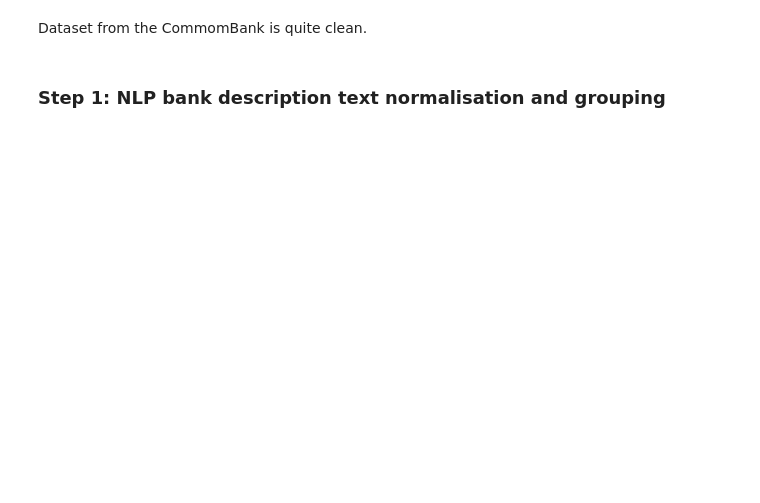
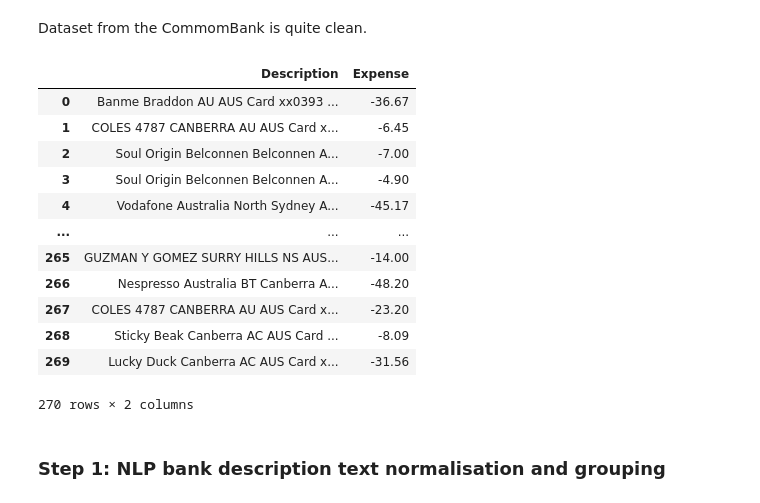
Before and after one commit to Gundalai-Batkhuu/homeBudget, a Jupyter notebook: src/classifier/transaction_classifier.ipynb, the cells around one changed output. Drawn from its saved outputs; the diff is of its cells as text; code cells hidden in the pictures; blank space fills up the shorter version.

```diff
--- a/src/classifier/transaction_classifier.ipynb
+++ b/src/classifier/transaction_classifier.ipynb
@@ -16,8 +32,22 @@ missing_value_cnt
 Dataset from the CommomBank is quite clean.
 # %%
 # only need description data to train the categorizer
-description = data['Description']
+description = data[['Description', 'Expense']]
 description
+# %% [output]
+|  | Description | Expense |
+| 0 | Banme Braddon AU AUS Card xx0393 ... | -36.67 |
+| 1 | COLES 4787 CANBERRA AU AUS Card x... | -6.45 |
+| 2 | Soul Origin Belconnen Belconnen A... | -7.00 |
+| 3 | Soul Origin Belconnen Belconnen A... | -4.90 |
+| 4 | Vodafone Australia North Sydney A... | -45.17 |
+| ... | ... | ... |
+| 265 | GUZMAN Y GOMEZ SURRY HILLS NS AUS... | -14.00 |
+| 266 | Nespresso Australia BT Canberra A... | -48.20 |
+| 267 | COLES 4787 CANBERRA AU AUS Card x... | -23.20 |
+| 268 | Sticky Beak Canberra AC AUS Card ... | -8.09 |
+| 269 | Lucky Duck Canberra AC AUS Card x... | -31.56 |
+270 rows × 2 columns
 # %% [markdown]
 ### Step 1: NLP bank description text normalisation and grouping
 # %%
```
Also changed, not shown: parts of 11 cells of this notebook, 1 other file.
